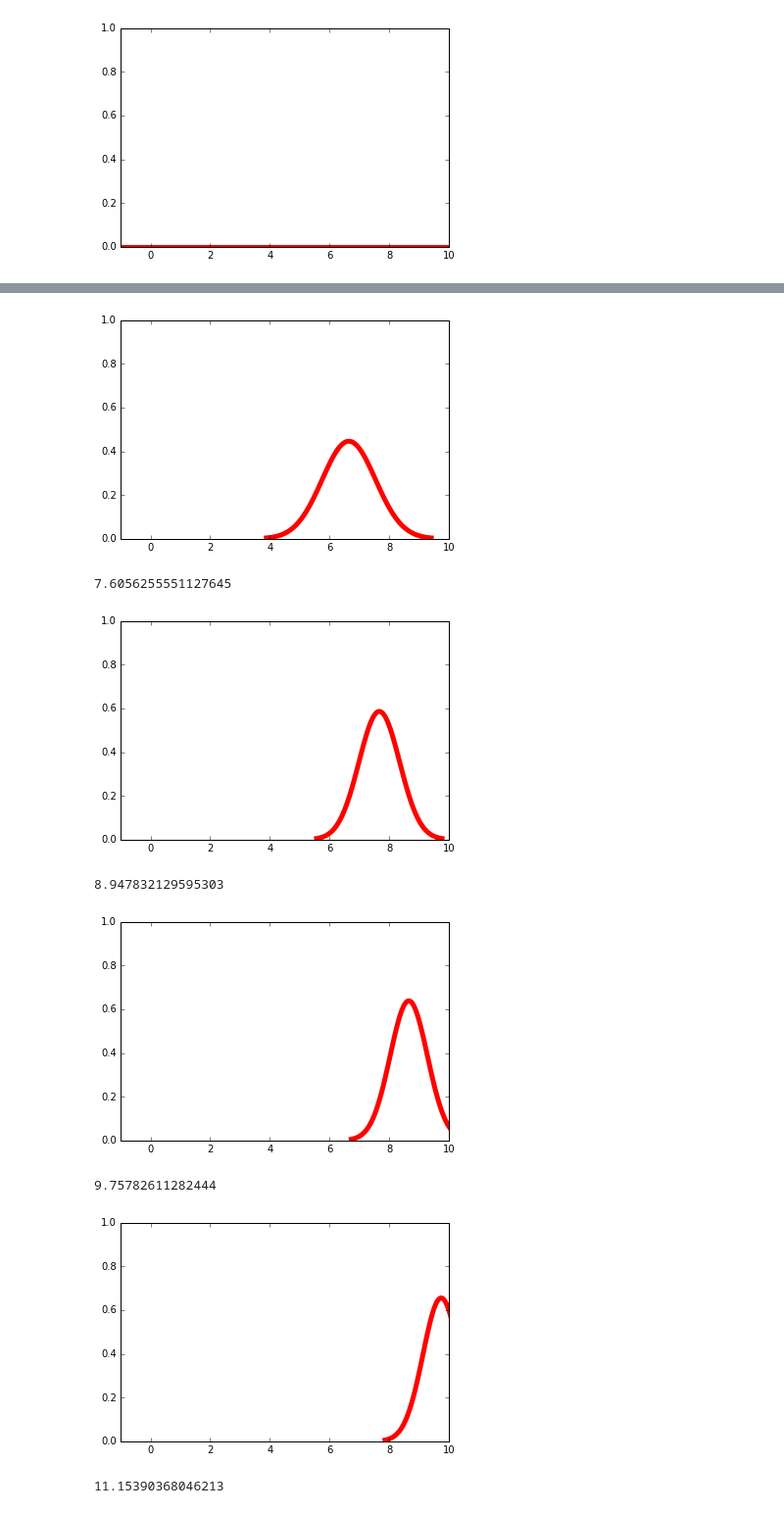
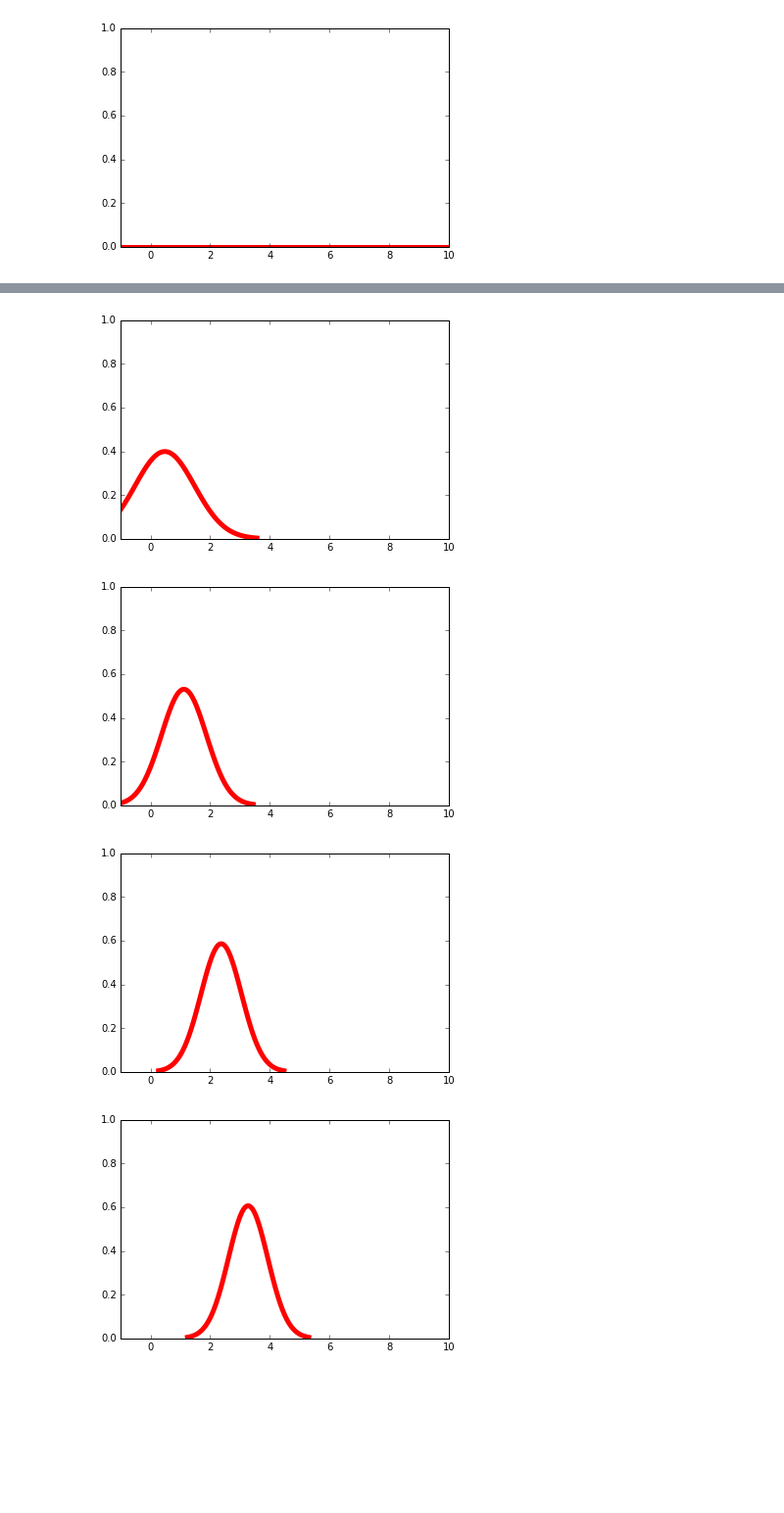
Before and after one commit to RobotX-NCTU/jupyter_notebook, a Jupyter notebook: Bayesian_Filter.ipynb, the cells around one changed output, grey strips where cells are left out. Shown: that part at 98% size. Drawn from its saved outputs; the diff is of its cells as text; code cells hidden in the pictures; blank space fills up the shorter version.

```diff
--- a/Bayesian_Filter.ipynb
+++ b/Bayesian_Filter.ipynb
@@ -458,7 +458,7 @@ def predict_con(prior, delta_x, var):
     predicted = norm(loc = prior.mean()+kernel.mean(), scale = np.sqrt(prior.var()+kernel.var()))
     return predicted
 # %%
-prior = norm(loc = 5, scale = 1000)
+prior = norm(loc = 0, scale = 1000)
 
 fig, ax = plt.subplots(1, 1)
 x = np.linspace(prior.ppf(0.001), prior.ppf(0.999), 100)
@@ -469,19 +469,22 @@ plt.show()
 [figure]
 # %%
 control_covariance = 0.3
-measurement_covariance = 0.8
+measurement_covariance = 1
 
 for i in range(5):
     control_sig = 1
-    sim_location = prior.mean() + control_sig + random.random() - 0.5
-    print sim_location
+    sim_location = i + random.random() - 0.5
     sim_measurement = sim_location + random.random() - 0.5
     predicted = predict_con(prior, control_sig, control_covariance)
     posterior = update_con(predicted, sim_measurement, measurement_covariance)
     prior = posterior
     fig, ax = plt.subplots(1, 1)
+    x_1 = np.linspace(prior.ppf(0.001), prior.ppf(0.999), 100)
     x = np.linspace(posterior.ppf(0.001), posterior.ppf(0.999), 100)
+    x = np.linspace(predicted.ppf(0.001), posterior.ppf(0.999), 100)
+    ax.plot(x, prior.pdf(x), 'r-', lw=5, alpha=1)
     ax.plot(x, posterior.pdf(x), 'r-', lw=5, alpha=1)
+    ax.plot(x, predicted.pdf(x), 'r-', lw=5, alpha=1)
     plt.axis([-1, 10, 0, 1])
     plt.show()
 # %% [output]
@@ -489,8 +491,4 @@ for i in range(5):
-[figure, old version]
+[figure, new version]
-7.6056255551127645
-[figure, old version]
+[figure, new version]
-8.947832129595303
-[figure, old version]
+[figure, new version]
-9.75782611282444
-[figure, old version]
+[figure, new version]
-11.15390368046213
```
Also changed, not shown: parts of 1 cell of this notebook.
